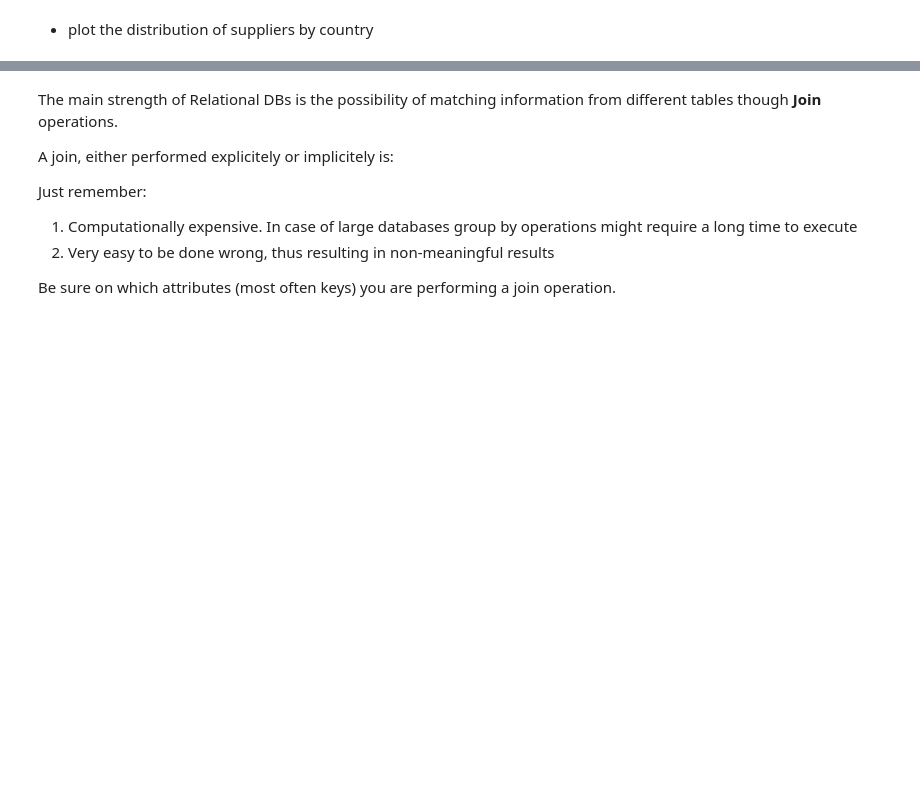
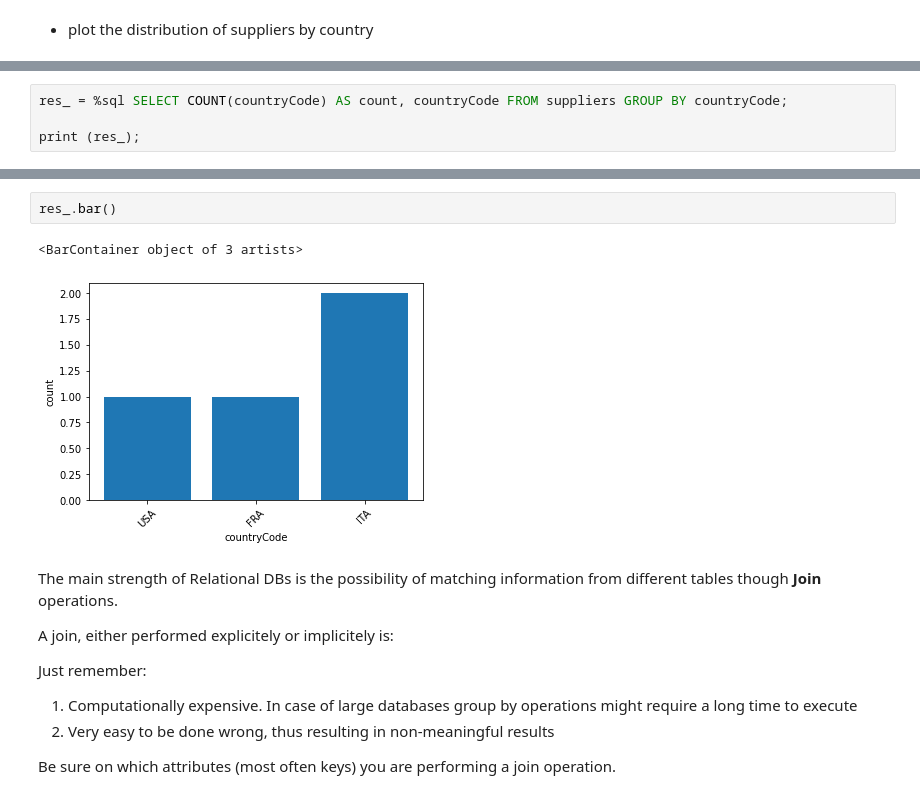
Before and after one commit to jpazzini/MAPD-B, a Jupyter notebook: mysql/notebooks/MySQL.ipynb, the cells around one changed output, grey strips where cells are left out. Cells and saved outputs as stored; diff of their text form; blank space fills up the shorter version.

```diff
--- a/mysql/notebooks/MySQL.ipynb
+++ b/mysql/notebooks/MySQL.ipynb
@@ -704,0 +1300,4 @@ Just remember:
+# %%
+res_ = %sql SELECT COUNT(countryCode) AS count, countryCode FROM suppliers GROUP BY countryCode;
+
+print (res_);
@@ -705,3 +1314,8 @@ Just remember:
+# %%
+res_.bar()
+# %% [output]
+<BarContainer object of 3 artists>
+[figure, added]
 # %% [markdown]
 The main strength of Relational DBs is the possibility of matching information from different tables though **Join** operations.
 
```
Also changed, not shown: parts of 99 cells of this notebook, 1 other file.
